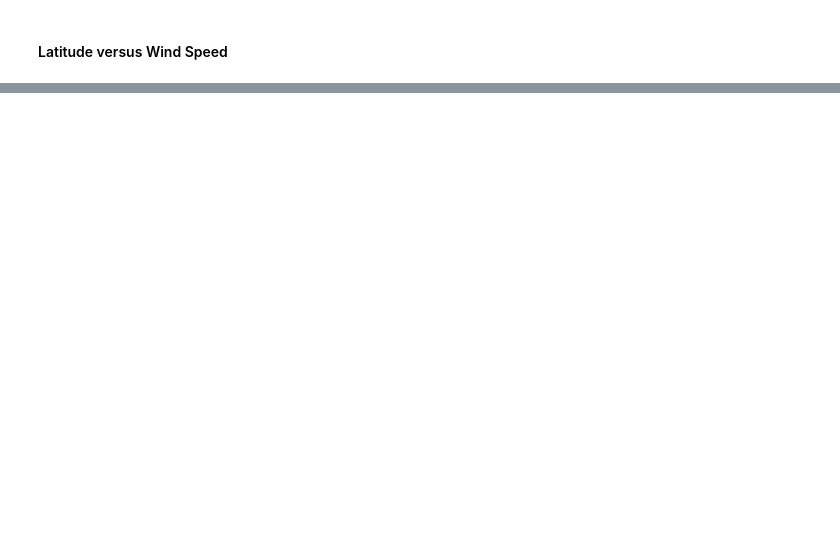
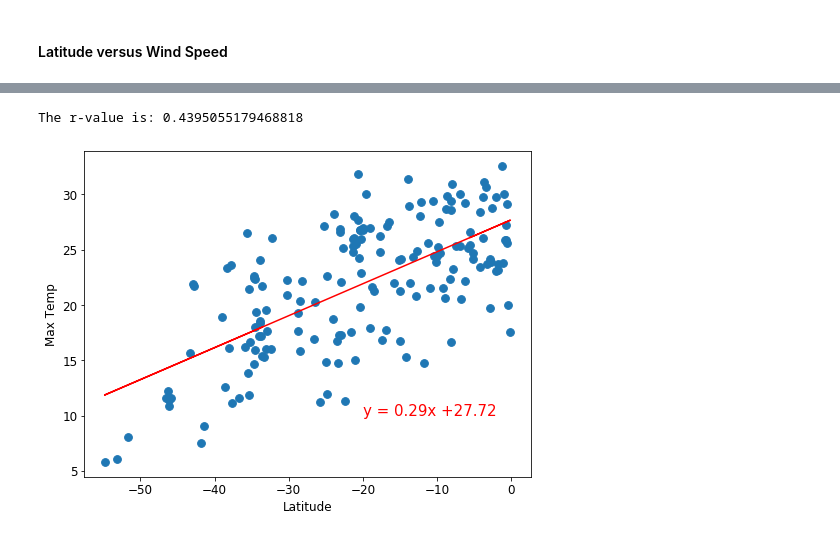
Before and after one commit to jbarkle/Python-API-Challenge, a Jupyter notebook: WeatherPy/WeatherPy.ipynb, the cells around one changed output, grey strips where cells are left out. Drawn from its saved outputs; the diff is of its cells as text; code cells hidden in the pictures; blank space fills up the shorter version.

```diff
--- a/WeatherPy/WeatherPy.ipynb
+++ b/WeatherPy/WeatherPy.ipynb
@@ -272,0 +312,6 @@ plt.show()
+# %%
+# Create a DataFrame with the Southern Hemisphere data (Latitude < 0)
+southern_hemi_df = pd.DataFrame(city_data_df.loc[city_data_df['Lat']< 0,:])
+
+# Display sample data
+southern_hemi_df.head()
@@ -272,0 +340,12 @@ plt.show()
+# %%
+# Linear regression on Southern Hemisphere
+x = southern_hemi_df["Lat"]
+y = southern_hemi_df["Max Temp"]
+c = "Latitude"
+d = "Max Temp"
+e = -20
+f = 10
+linregplot(x,y,c,d,e,f)
+# %% [output]
+The r-value is: 0.4395055179468818
+[figure, added]
```
Also changed, not shown: parts of 29 cells of this notebook, 1 other file.
